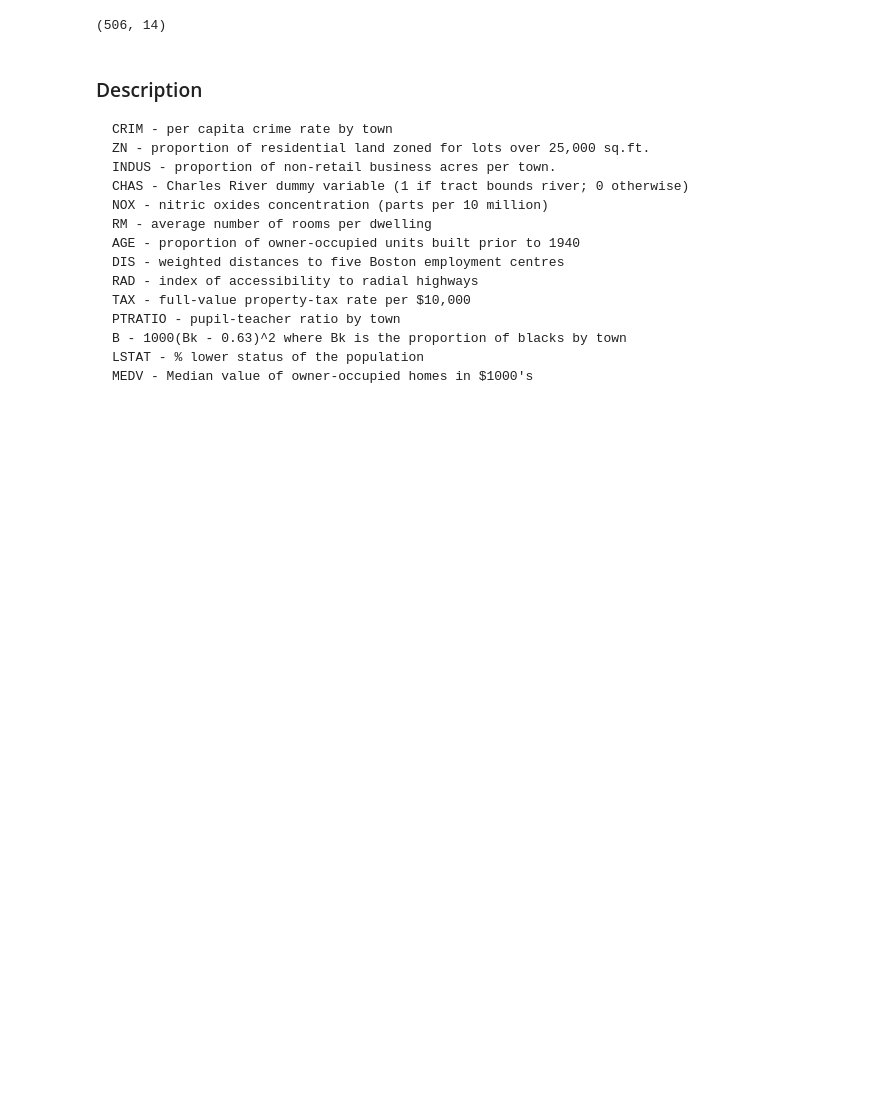
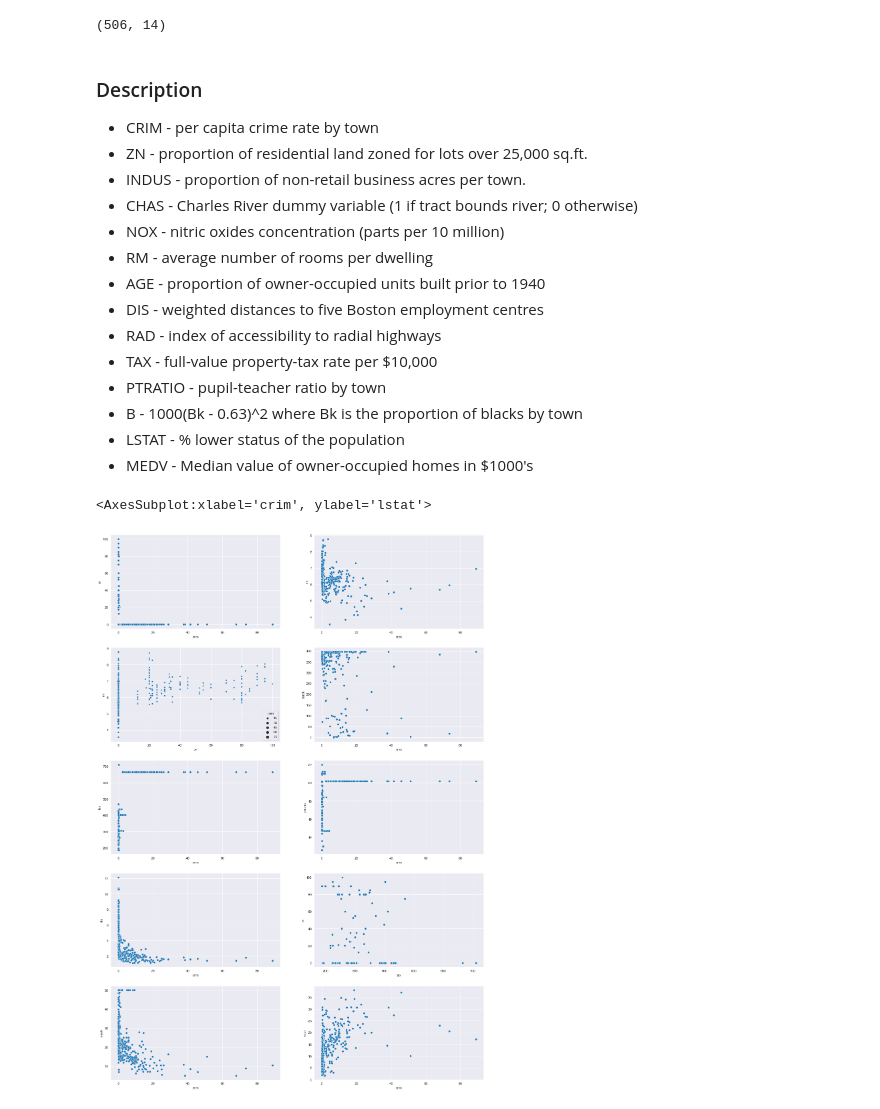
Before and after one commit to kdesh96/ISLR-exercises, a Jupyter notebook: Ch 2 - Exercises - Applied.ipynb, the cells around one changed output. Drawn from its saved outputs; the diff is of its cells as text; code cells hidden in the pictures; blank space fills up the shorter version.

Commit message:
boston EDA

```diff
--- a/Ch 2 - Exercises - Applied.ipynb
+++ b/Ch 2 - Exercises - Applied.ipynb
@@ -192,18 +192,52 @@ boston.shape
 ### Description
 
 
-
-    CRIM - per capita crime rate by town
-    ZN - proportion of residential land zoned for lots over 25,000 sq.ft.
-    INDUS - proportion of non-retail business acres per town.
-    CHAS - Charles River dummy variable (1 if tract bounds river; 0 otherwise)
-    NOX - nitric oxides concentration (parts per 10 million)
-    RM - average number of rooms per dwelling
-    AGE - proportion of owner-occupied units built prior to 1940
-    DIS - weighted distances to five Boston employment centres
-    RAD - index of accessibility to radial highways
-    TAX - full-value property-tax rate per $10,000
-    PTRATIO - pupil-teacher ratio by town
-    B - 1000(Bk - 0.63)^2 where Bk is the proportion of blacks by town
-    LSTAT - % lower status of the population
-    MEDV - Median value of owner-occupied homes in $1000's
++ CRIM - per capita crime rate by town
++ ZN - proportion of residential land zoned for lots over 25,000 sq.ft.
++ INDUS - proportion of non-retail business acres per town.
++ CHAS - Charles River dummy variable (1 if tract bounds river; 0 otherwise)
++ NOX - nitric oxides concentration (parts per 10 million)
++ RM - average number of rooms per dwelling
++ AGE - proportion of owner-occupied units built prior to 1940
++ DIS - weighted distances to five Boston employment centres
++ RAD - index of accessibility to radial highways
++ TAX - full-value property-tax rate per \$10,000
++ PTRATIO - pupil-teacher ratio by town
++ B - 1000(Bk - 0.63)^2 where Bk is the proportion of blacks by town
++ LSTAT - % lower status of the population
++ MEDV - Median value of owner-occupied homes in $1000's
+# %%
+plt.figure(figsize=(20,30))
+
+plt.subplot(521)
+sns.scatterplot(data=boston, x='crim', y='zn')
+
+plt.subplot(522)
+sns.scatterplot(data=boston, x='crim', y='rm')
+
+plt.subplot(523)
+sns.scatterplot(data=boston, x='zn', y='rm', size='crim')
+
+plt.subplot(524)
+sns.scatterplot(data=boston, x='crim', y='black')
+
+plt.subplot(525)
+sns.scatterplot(data=boston, x='crim', y='tax')
+
+plt.subplot(526)
+sns.scatterplot(data=boston, x='crim', y='ptratio')
+
+plt.subplot(527)
+sns.scatterplot(data=boston, x='crim', y='dis')
+
+plt.subplot(528)
+sns.scatterplot(data=boston, x='tax', y='zn')
+
+plt.subplot(529)
+sns.scatterplot(data=boston, x='crim', y='medv')
+
+plt.subplot(5,2,10)
+sns.scatterplot(data=boston, x='crim', y='lstat')
+# %% [output]
+<AxesSubplot:xlabel='crim', ylabel='lstat'>
+[figure, added]
```
Also changed, not shown: parts of 12 cells of this notebook.
